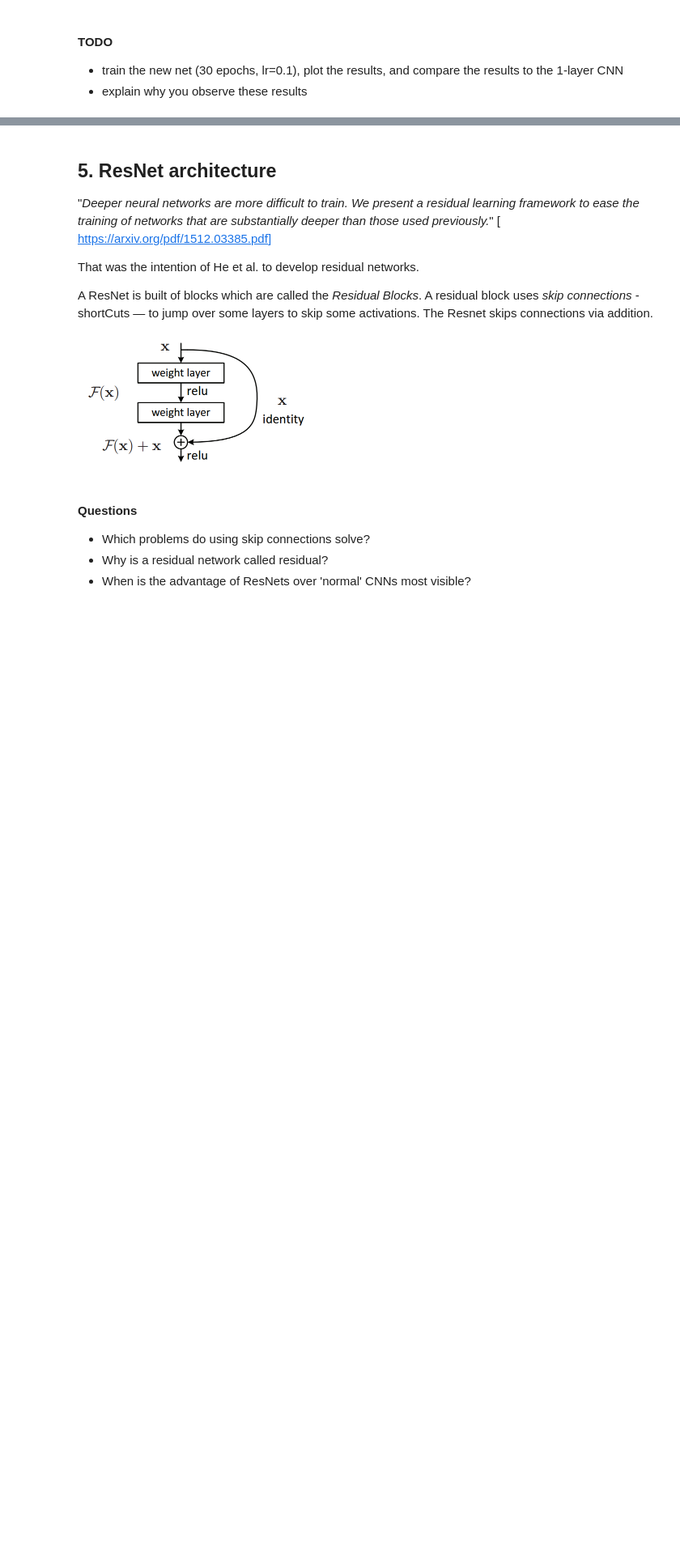
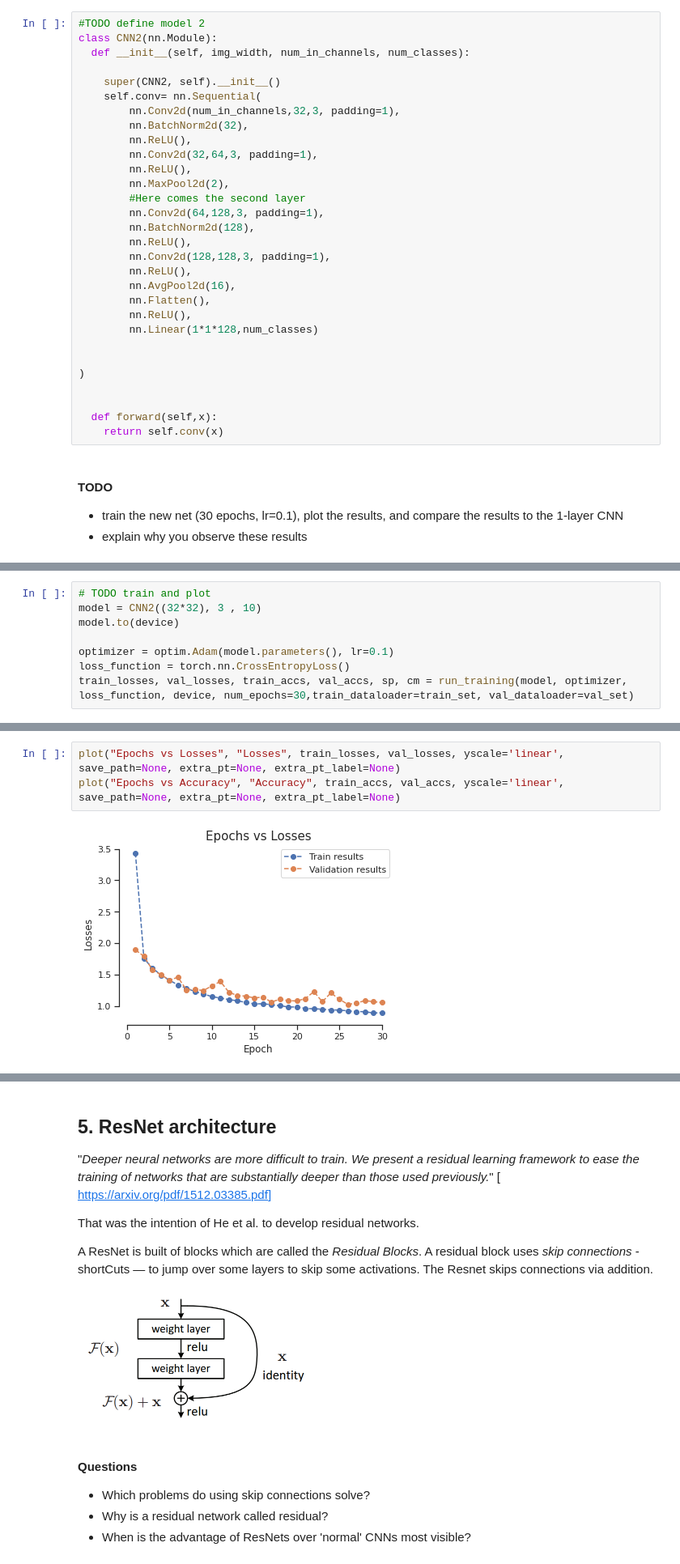
Before and after one commit to Smitpatel37/Deep-Learning-Assignments, a Jupyter notebook: Ex-3/Ex3_2022.ipynb, the cells around one changed output, grey strips where cells are left out. Shown at 81% size. Cells and saved outputs as stored; diff of their text form; blank space fills up the shorter version.

Commit message:
CNN with multiple layer. Some comments pending

```diff
--- a/Ex-3/Ex3_2022.ipynb
+++ b/Ex-3/Ex3_2022.ipynb
@@ -216,3 +233,33 @@ Define the architecture displayed in the graphic.
+# %%
+#TODO define model 2
+class CNN2(nn.Module):
+  def __init__(self, img_width, num_in_channels, num_classes):
+
+    super(CNN2, self).__init__()
+    self.conv= nn.Sequential(
+        nn.Conv2d(num_in_channels,32,3, padding=1),
+        nn.BatchNorm2d(32),
+        nn.ReLU(),
+        nn.Conv2d(32,64,3, padding=1),
+        nn.ReLU(),
+        nn.MaxPool2d(2),
+        #Here comes the second layer
+        nn.Conv2d(64,128,3, padding=1),
+        nn.BatchNorm2d(128),
+        nn.ReLU(),
+        nn.Conv2d(128,128,3, padding=1),
+        nn.ReLU(),
+        nn.AvgPool2d(16),
+        nn.Flatten(),
+        nn.ReLU(),
+        nn.Linear(1*1*128,num_classes)
+
+
+)
+
+
+  def forward(self,x):
+    return self.conv(x)
 # %% [markdown]
 #### **TODO**
 
@@ -222,0 +268,8 @@ Define the architecture displayed in the graphic.
+# %%
+# TODO train and plot
+model = CNN2((32*32), 3 , 10)
+model.to(device)
+
+optimizer = optim.Adam(model.parameters(), lr=0.1)
+loss_function = torch.nn.CrossEntropyLoss()
+train_losses, val_losses, train_accs, val_accs, sp, cm = run_training(model, optimizer, loss_function, device, num_epochs=30,train_dataloader=train_set, val_dataloader=val_set)
@@ -222,0 +279,5 @@ Define the architecture displayed in the graphic.
+# %%
+plot("Epochs vs Losses", "Losses", train_losses, val_losses, yscale='linear', save_path=None, extra_pt=None, extra_pt_label=None)
+plot("Epochs vs Accuracy", "Accuracy", train_accs, val_accs, yscale='linear', save_path=None, extra_pt=None, extra_pt_label=None)
+# %% [output]
+[figure, added]
```
Also changed, not shown: parts of 8 cells of this notebook.
